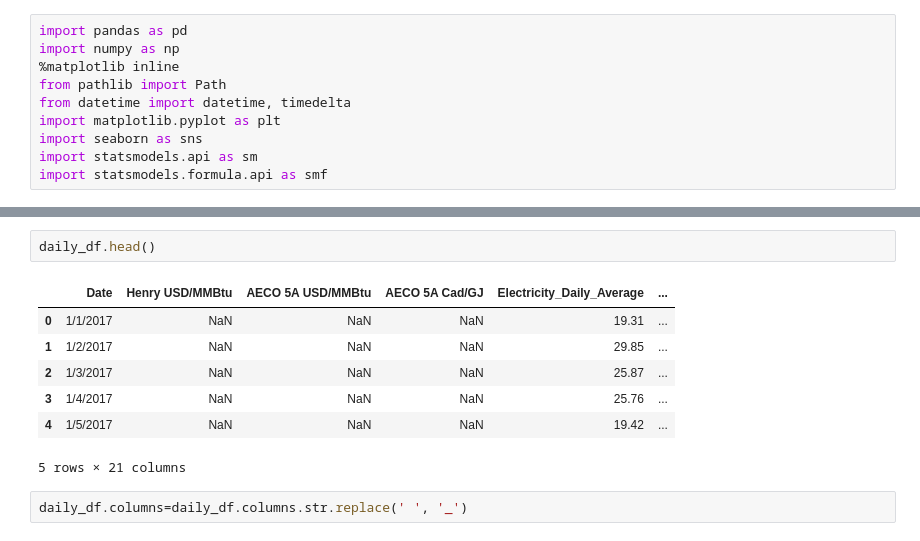
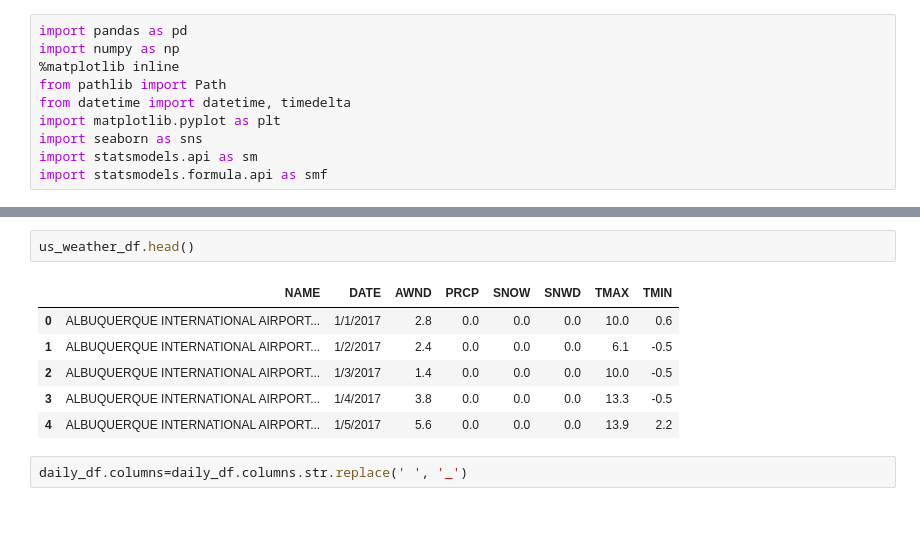
Before and after one commit to yidanzhao00/Natural-Gas-Price-Tendency-Analysis, a Jupyter notebook: code/read_weather_files.ipynb, the cells around one changed output, grey strips where cells are left out. Saved outputs shown, nothing was run; the diff lists cells and outputs as text.

```diff
--- a/code/read_weather_files.ipynb
+++ b/code/read_weather_files.ipynb
@@ -18,13 +123,12 @@ daily_df = pd.read_csv("C:/Users/zhaoy/Documents/ECON_611_Uniper_Project/ECON-61
 # %%
-daily_df.head()
+us_weather_df.head()
 # %% [output]
-|  | Date | Henry USD/MMBtu | AECO 5A USD/MMBtu | AECO 5A Cad/GJ | Electricity_Daily_Average | ... |
-| 0 | 1/1/2017 | NaN | NaN | NaN | 19.31 | ... |
-| 1 | 1/2/2017 | NaN | NaN | NaN | 29.85 | ... |
-| 2 | 1/3/2017 | NaN | NaN | NaN | 25.87 | ... |
-| 3 | 1/4/2017 | NaN | NaN | NaN | 25.76 | ... |
-| 4 | 1/5/2017 | NaN | NaN | NaN | 19.42 | ... |
+|  | NAME | DATE | AWND | PRCP | SNOW | SNWD | TMAX | TMIN |
+| 0 | ALBUQUERQUE INTERNATIONAL AIRPORT... | 1/1/2017 | 2.8 | 0.0 | 0.0 | 0.0 | 10.0 | 0.6 |
+| 1 | ALBUQUERQUE INTERNATIONAL AIRPORT... | 1/2/2017 | 2.4 | 0.0 | 0.0 | 0.0 | 6.1 | -0.5 |
+| 2 | ALBUQUERQUE INTERNATIONAL AIRPORT... | 1/3/2017 | 1.4 | 0.0 | 0.0 | 0.0 | 10.0 | -0.5 |
+| 3 | ALBUQUERQUE INTERNATIONAL AIRPORT... | 1/4/2017 | 3.8 | 0.0 | 0.0 | 0.0 | 13.3 | -0.5 |
+| 4 | ALBUQUERQUE INTERNATIONAL AIRPORT... | 1/5/2017 | 5.6 | 0.0 | 0.0 | 0.0 | 13.9 | 2.2 |
-5 rows × 21 columns
 # %%
 daily_df.columns=daily_df.columns.str.replace(' ', '_')
 # %%
```
Also changed, not shown: parts of 8 cells of this notebook, 2 other files.
